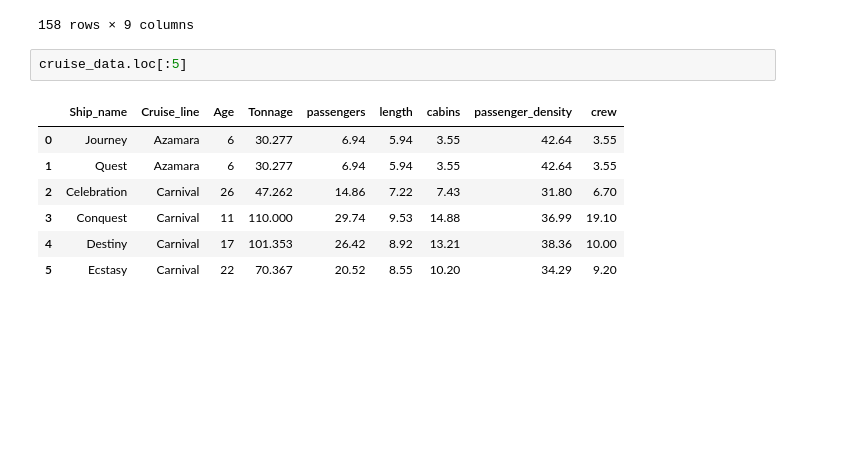
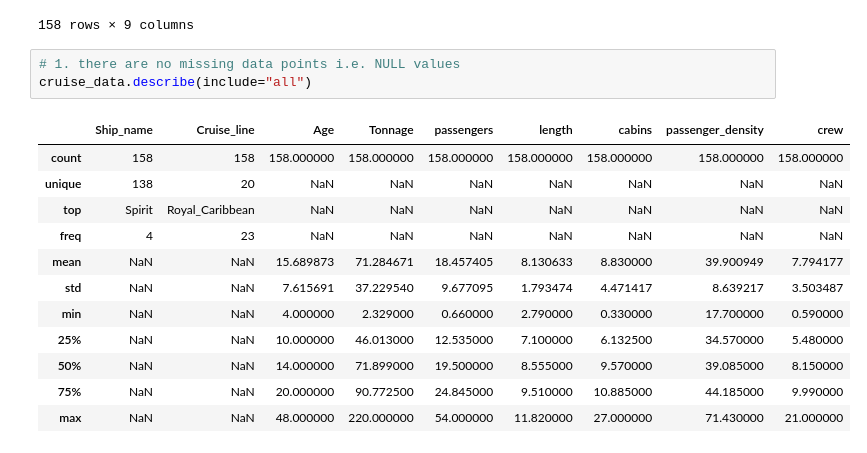
Before and after one commit to enwokedi96/ship_recommendation, a Jupyter notebook: cruise_ship_recommender.ipynb, the cells around one changed output. Cells and saved outputs as stored; diff of their text form; blank space fills up the shorter version.

```diff
--- a/cruise_ship_recommender.ipynb
+++ b/cruise_ship_recommender.ipynb
@@ -17,13 +17,19 @@ cruise_data
 | 156 | Star | Windstar | 27 | 5.350 | 1.67 | 4.40 | 0.74 | 32.04 | 0.88 |
 | 157 | Surf | Windstar | 23 | 14.745 | 3.08 | 6.17 | 1.56 | 47.87 | 1.80 |
 158 rows × 9 columns
-# %%
-cruise_data.loc[:5]
-# %% [output]
-|  | Ship_name | Cruise_line | Age | Tonnage | passengers | length | cabins | passenger_density | crew |
-| 0 | Journey | Azamara | 6 | 30.277 | 6.94 | 5.94 | 3.55 | 42.64 | 3.55 |
-| 1 | Quest | Azamara | 6 | 30.277 | 6.94 | 5.94 | 3.55 | 42.64 | 3.55 |
-| 2 | Celebration | Carnival | 26 | 47.262 | 14.86 | 7.22 | 7.43 | 31.80 | 6.70 |
-| 3 | Conquest | Carnival | 11 | 110.000 | 29.74 | 9.53 | 14.88 | 36.99 | 19.10 |
-| 4 | Destiny | Carnival | 17 | 101.353 | 26.42 | 8.92 | 13.21 | 38.36 | 10.00 |
-| 5 | Ecstasy | Carnival | 22 | 70.367 | 20.52 | 8.55 | 10.20 | 34.29 | 9.20 |
+# %%
+# 1. there are no missing data points i.e. NULL values
+cruise_data.describe(include="all")
+# %% [output]
+|  | Ship_name | Cruise_line | Age | Tonnage | passengers | length | cabins | passenger_density | crew |
+| count | 158 | 158 | 158.000000 | 158.000000 | 158.000000 | 158.000000 | 158.000000 | 158.000000 | 158.000000 |
+| unique | 138 | 20 | NaN | NaN | NaN | NaN | NaN | NaN | NaN |
+| top | Spirit | Royal_Caribbean | NaN | NaN | NaN | NaN | NaN | NaN | NaN |
+| freq | 4 | 23 | NaN | NaN | NaN | NaN | NaN | NaN | NaN |
+| mean | NaN | NaN | 15.689873 | 71.284671 | 18.457405 | 8.130633 | 8.830000 | 39.900949 | 7.794177 |
+| std | NaN | NaN | 7.615691 | 37.229540 | 9.677095 | 1.793474 | 4.471417 | 8.639217 | 3.503487 |
+| min | NaN | NaN | 4.000000 | 2.329000 | 0.660000 | 2.790000 | 0.330000 | 17.700000 | 0.590000 |
+| 25% | NaN | NaN | 10.000000 | 46.013000 | 12.535000 | 7.100000 | 6.132500 | 34.570000 | 5.480000 |
+| 50% | NaN | NaN | 14.000000 | 71.899000 | 19.500000 | 8.555000 | 9.570000 | 39.085000 | 8.150000 |
+| 75% | NaN | NaN | 20.000000 | 90.772500 | 24.845000 | 9.510000 | 10.885000 | 44.185000 | 9.990000 |
+| max | NaN | NaN | 48.000000 | 220.000000 | 54.000000 | 11.820000 | 27.000000 | 71.430000 | 21.000000 |
```
Also changed, not shown: parts of 4 cells of this notebook.
